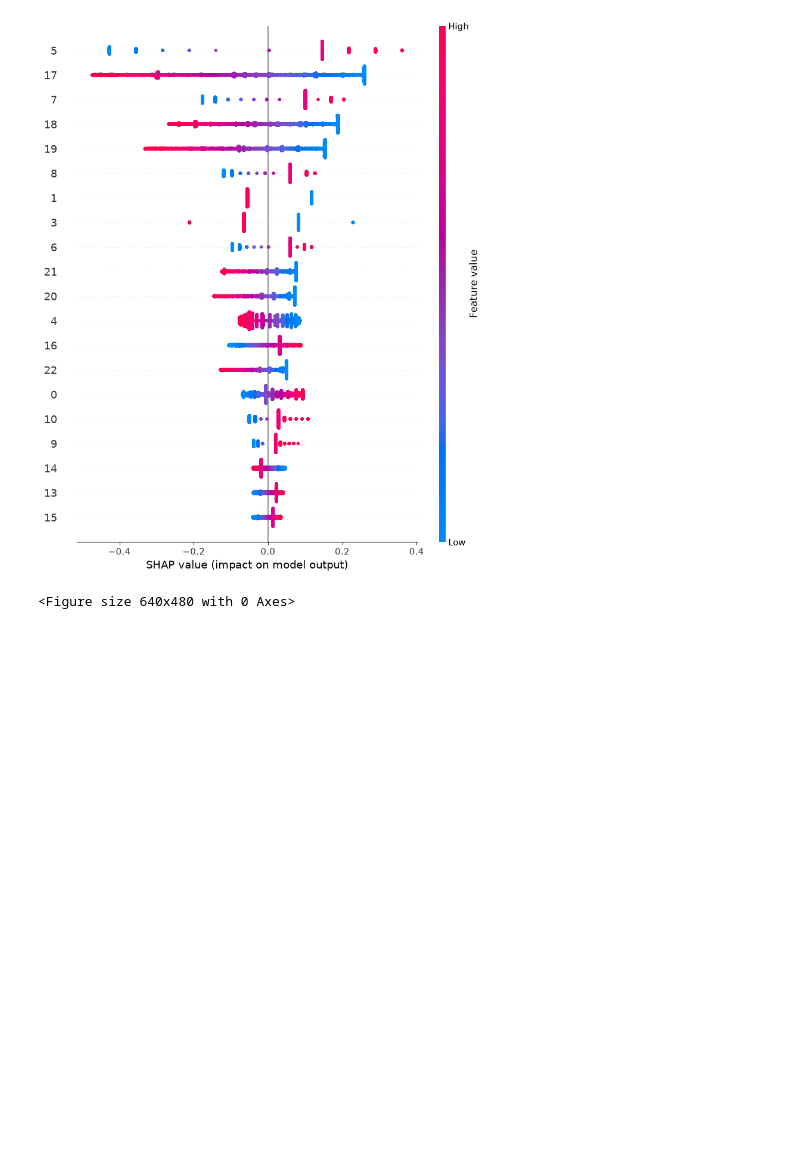
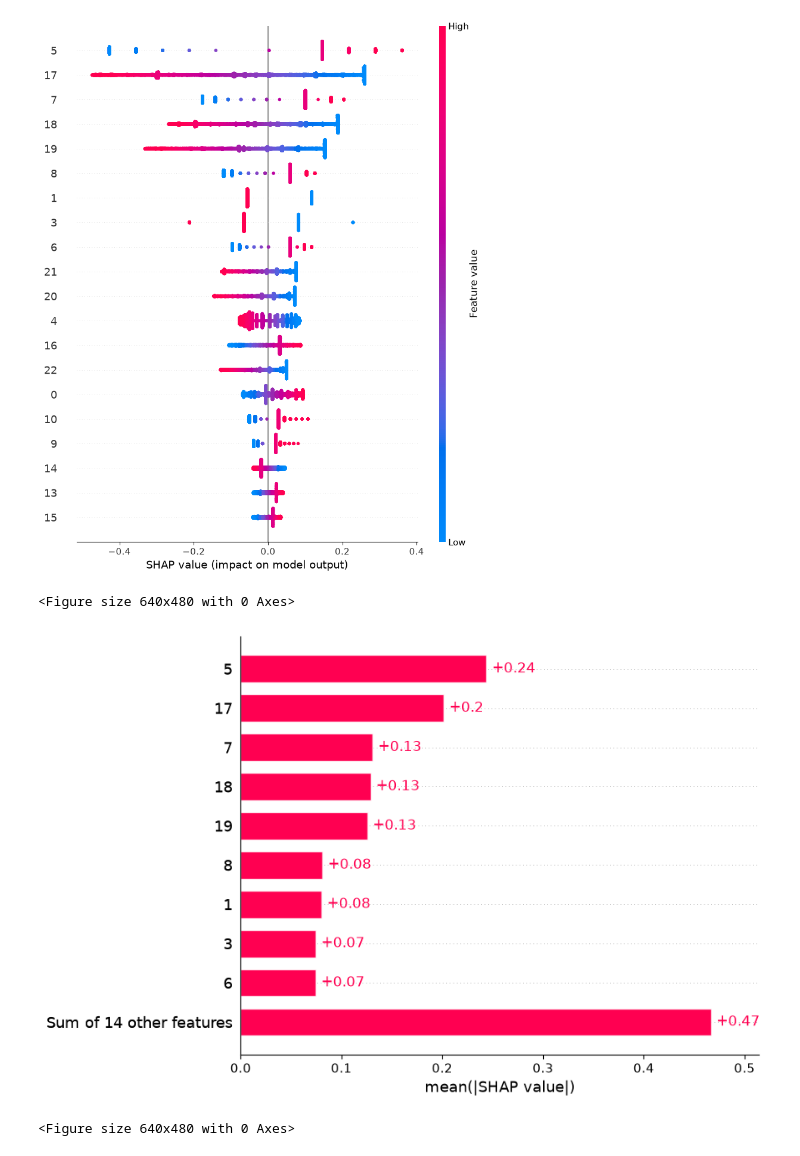
Before and after one commit to AbrahamNevin/FinGuard-AI, a Jupyter notebook: notebooks/07_Explainability.ipynb, the cells around one changed output. Drawn from its saved outputs; the diff is of its cells as text; code cells hidden in the pictures; blank space fills up the shorter version.

Commit message:
Feat: SHAP Bar plot generated and saved

```diff
--- a/notebooks/07_Explainability.ipynb
+++ b/notebooks/07_Explainability.ipynb
@@ -93,3 +93,11 @@ plt.show()
 # %% [output]
 [figure]
 <Figure size 640x480 with 0 Axes>
+# %%
+#Bar plot
+shap.plots.bar(shap_values)
+plt.savefig("../reports/shape_bar.png", dpi=300, bbox_inches="tight")
+plt.show()
+# %% [output]
+[figure, added]
+<Figure size 640x480 with 0 Axes>
```
Also changed, not shown: 1 other file.
